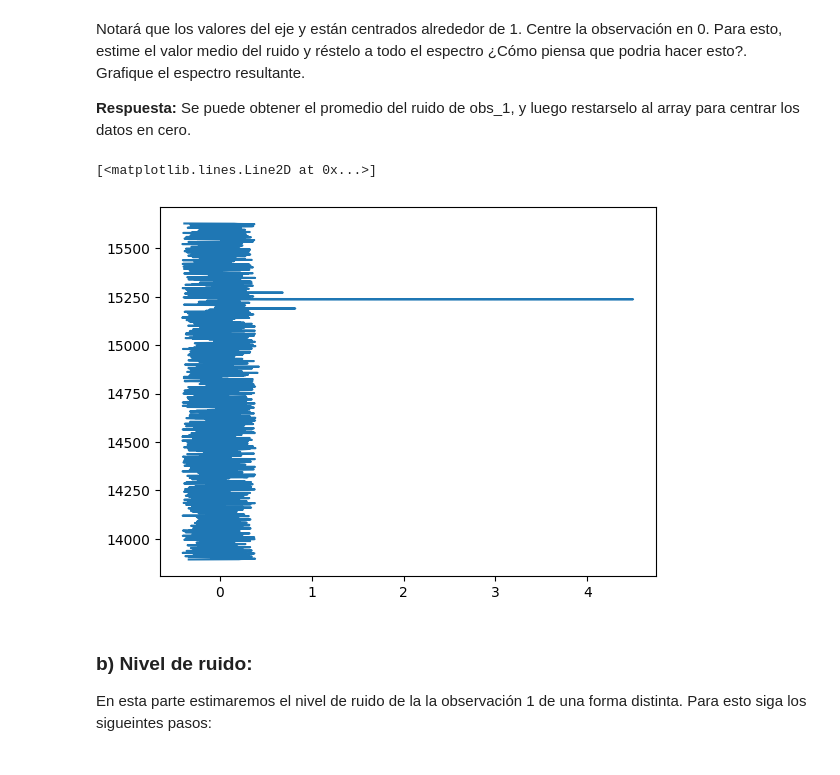
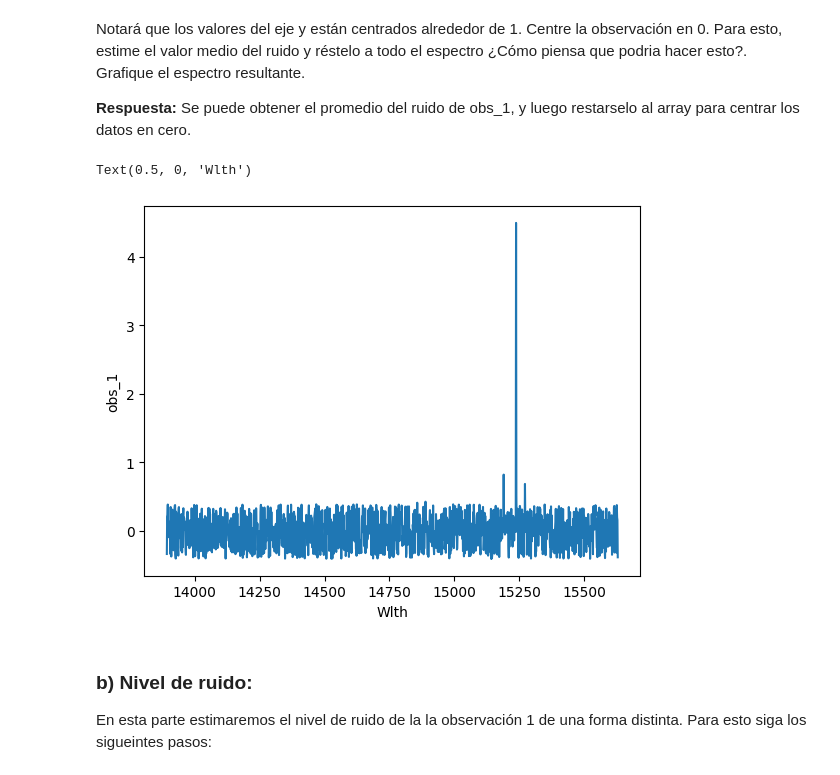
Before and after one commit to bsttiv/Tarea-2, a Jupyter notebook: Tarea2_Desarrollo.ipynb, the cells around one changed output. Saved outputs shown, nothing was run; the diff lists cells and outputs as text; code cells hidden in the pictures.

```diff
--- a/Tarea2_Desarrollo.ipynb
+++ b/Tarea2_Desarrollo.ipynb
@@ -232,12 +217,14 @@ Notará que los valores del eje y están centrados alrededor de 1. Centre la obs
 # %%
 # Grafique el espectro centrado en 0 aquí
 obs_1 = data['obs_1']
 mu_obs1 = obs_1.mean()
 obs_1_clean = obs_1 - mu_obs1
-plt.plot(obs_1_clean, data['Wlth'])
+plt.plot(data['Wlth'], obs_1_clean)
+plt.ylabel("obs_1")
+plt.xlabel("Wlth")
 # %% [output]
-[<matplotlib.lines.Line2D at 0x...>]
+Text(0.5, 0, 'Wlth')
-[figure, old version]
+[figure, new version]
 # %% [markdown]
 ### b) Nivel de ruido:
 
```
Also changed, not shown: parts of 11 cells of this notebook.
